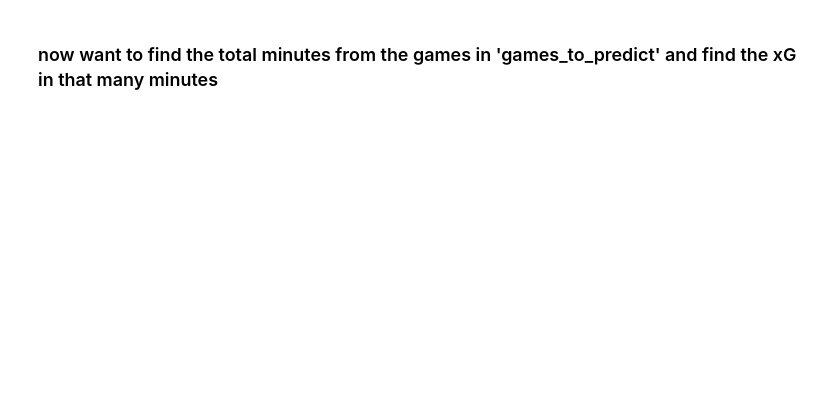
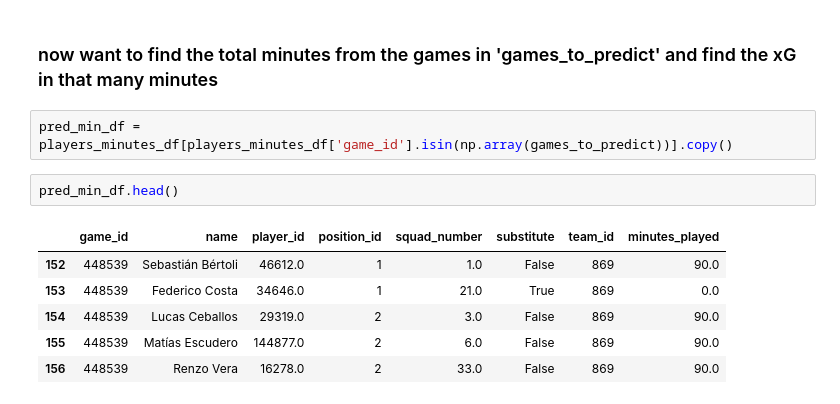
Before and after one commit to d-v-dlee/super_liga_xg, a Jupyter notebook: player_minutes_xg.ipynb, the cells around one changed output. Saved outputs shown, nothing was run; the diff lists cells and outputs as text; blank space fills up the shorter version.

Commit message:
create xg per minute notebook, need to wrap into function

```diff
--- a/player_minutes_xg.ipynb
+++ b/player_minutes_xg.ipynb
@@ -243,2 +244,13 @@ contribution_df.head()
 # %% [markdown]
 ### now want to find the total minutes from the games in 'games_to_predict' and find the xG in that many minutes
+# %%
+pred_min_df = players_minutes_df[players_minutes_df['game_id'].isin(np.array(games_to_predict))].copy()
+# %%
+pred_min_df.head()
+# %% [output]
+|  | game_id | name | player_id | position_id | squad_number | substitute | team_id | minutes_played |
+| 152 | 448539 | Sebastián Bértoli | 46612.0 | 1 | 1.0 | False | 869 | 90.0 |
+| 153 | 448539 | Federico Costa | 34646.0 | 1 | 21.0 | True | 869 | 0.0 |
+| 154 | 448539 | Lucas Ceballos | 29319.0 | 2 | 3.0 | False | 869 | 90.0 |
+| 155 | 448539 | Matías Escudero | 144877.0 | 2 | 6.0 | False | 869 | 90.0 |
+| 156 | 448539 | Renzo Vera | 16278.0 | 2 | 33.0 | False | 869 | 90.0 |
```
Also changed, not shown: parts of 18 cells of this notebook.
